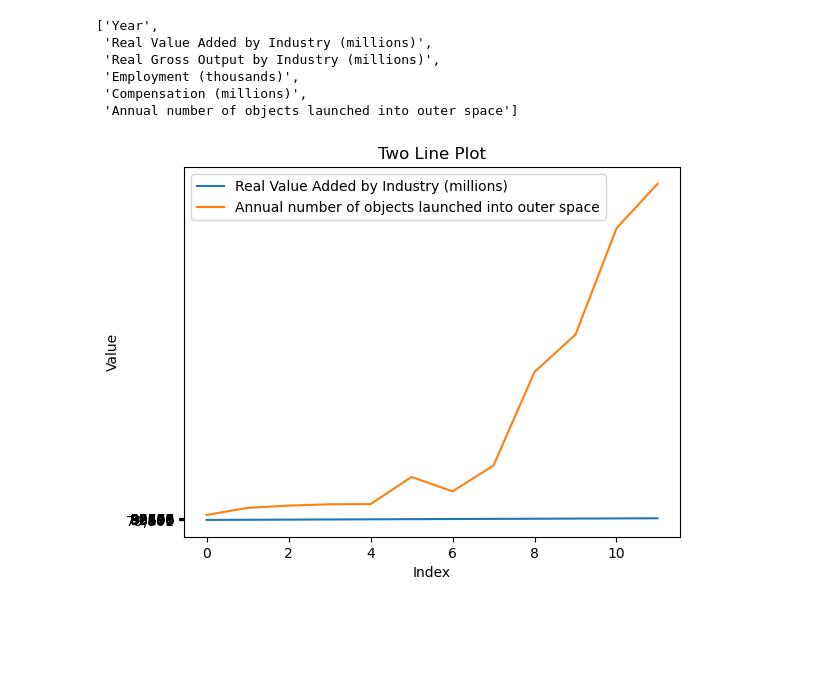
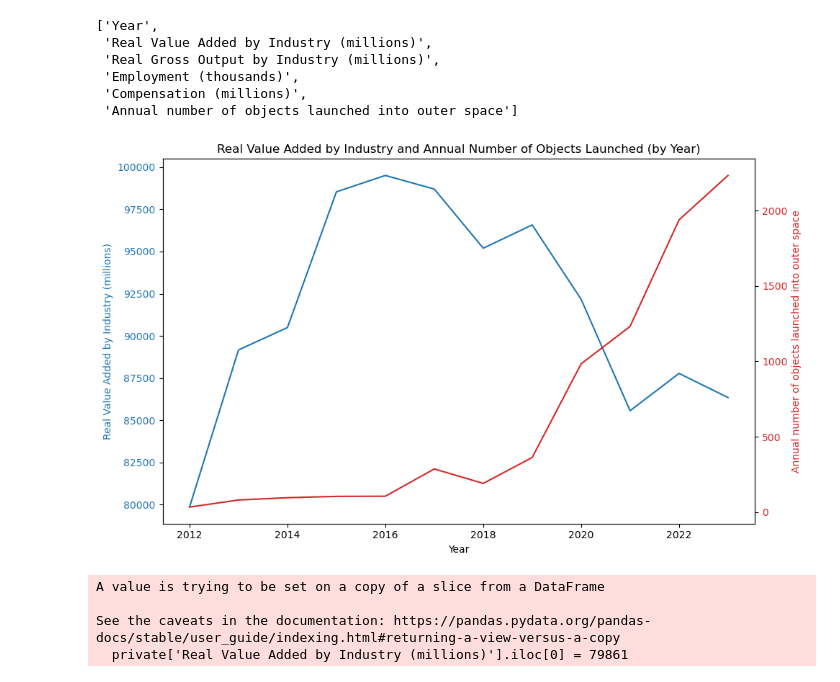
Before and after one commit to amishmish/cdc2025, a Jupyter notebook: newAmishi.ipynb, the cells around one changed output. Saved outputs shown, nothing was run; the diff lists cells and outputs as text; code cells hidden in the pictures; blank space fills up the shorter version.

```diff
--- a/newAmishi.ipynb
+++ b/newAmishi.ipynb
@@ -44,13 +44,31 @@ private.columns.tolist()
  'Compensation (millions)',
  'Annual number of objects launched into outer space']
 # %%
-# Replace 'column1' and 'column2' with your actual column names
-plt.plot(private['Real Value Added by Industry (millions)'], label='Real Value Added by Industry (millions)')
-plt.plot(private['Annual number of objects launched into outer space'], label='Annual number of objects launched into outer space')
-plt.legend()
-plt.xlabel('Index')
-plt.ylabel('Value')
-plt.title('Two Line Plot')
+fig, ax1 = plt.subplots(figsize=(10, 6))
+
+# Plot Real Value Added by Industry (millions) on the first y-axis
+ax1.plot(private['Year'], private['Real Value Added by Industry (millions)'], color='tab:blue', label='Real Value Added by Industry (millions)')
+ax1.set_xlabel('Year')
+ax1.set_ylabel('Real Value Added by Industry (millions)', color='tab:blue')
+ax1.tick_params(axis='y', labelcolor='tab:blue')
+
+# Create a second y-axis for Annual number of objects launched into outer space
+ax2 = ax1.twinx()
+ax2.plot(private['Year'], private['Annual number of objects launched into outer space'], color='tab:red', label='Annual number of objects launched into outer space')
+ax2.set_ylabel('Annual number of objects launched into outer space', color='tab:red')
+ax2.tick_params(axis='y', labelcolor='tab:red')
+
+# Add title and show plot
+plt.title('Real Value Added by Industry and Annual Number of Objects Launched (by Year)')
+fig.tight_layout()
 plt.show()
 # %% [output]
-[figure, old version]
+[figure, new version]
+# %%
+private['Real Value Added by Industry (millions)'].iloc[0] = 79861
+private['Real Value Added by Industry (millions)'] = private['Real Value Added by Industry (millions)'].astype(float)
+# %% [output]
+A value is trying to be set on a copy of a slice from a DataFrame
+
+See the caveats in the documentation: https://pandas.pydata.org/pandas-docs/stable/user_guide/indexing.html#returning-a-view-versus-a-copy
+  private['Real Value Added by Industry (millions)'].iloc[0] = 79861
```
Also changed, not shown: parts of 3 cells of this notebook, 1 other file.
